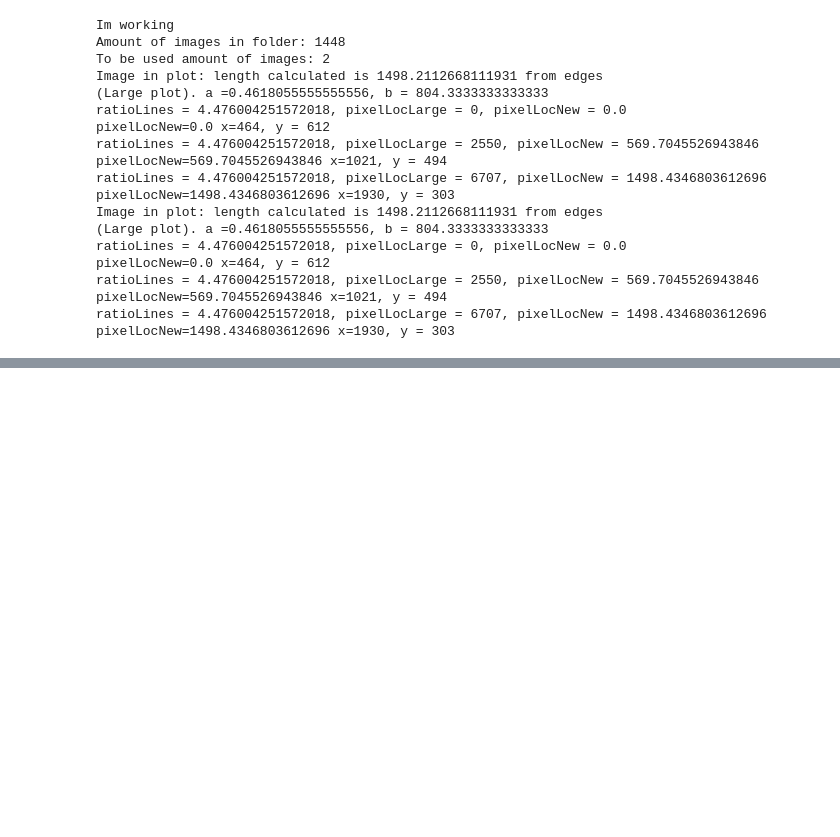
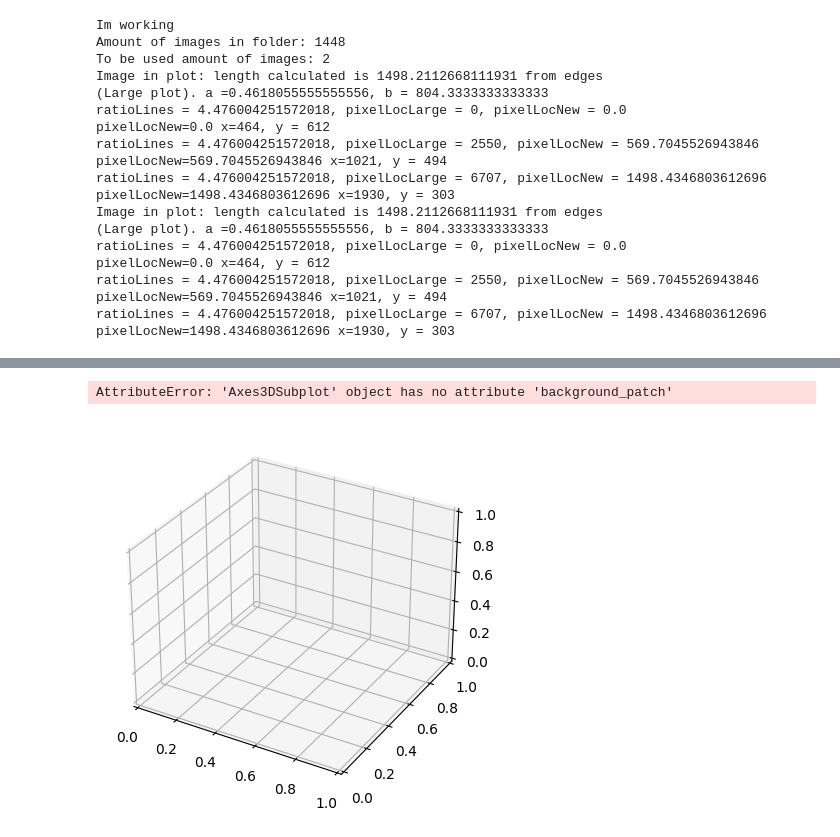
Before and after one commit to Sjendieee/InterferometryPython, a Jupyter notebook: Testing2.ipynb, the cells around one changed output, grey strips where cells are left out. Saved outputs shown, nothing was run; the diff lists cells and outputs as text; code cells hidden in the pictures; blank space fills up the shorter version.

```diff
--- a/Testing2.ipynb
+++ b/Testing2.ipynb
@@ -182,0 +248,7 @@ Selected coordinates: P1 = [903, 467], P2 = [1224, 346]
+# %%
+fig3D = plt.figure()
+ax3D = fig3D.add_subplot(111, projection = '3d')
+ax3D.background_patch.set_visible(False)
+# %% [output]
+AttributeError: 'Axes3DSubplot' object has no attribute 'background_patch'
+[figure, added]
```
Also changed, not shown: parts of 2 cells of this notebook, 2 other files.
